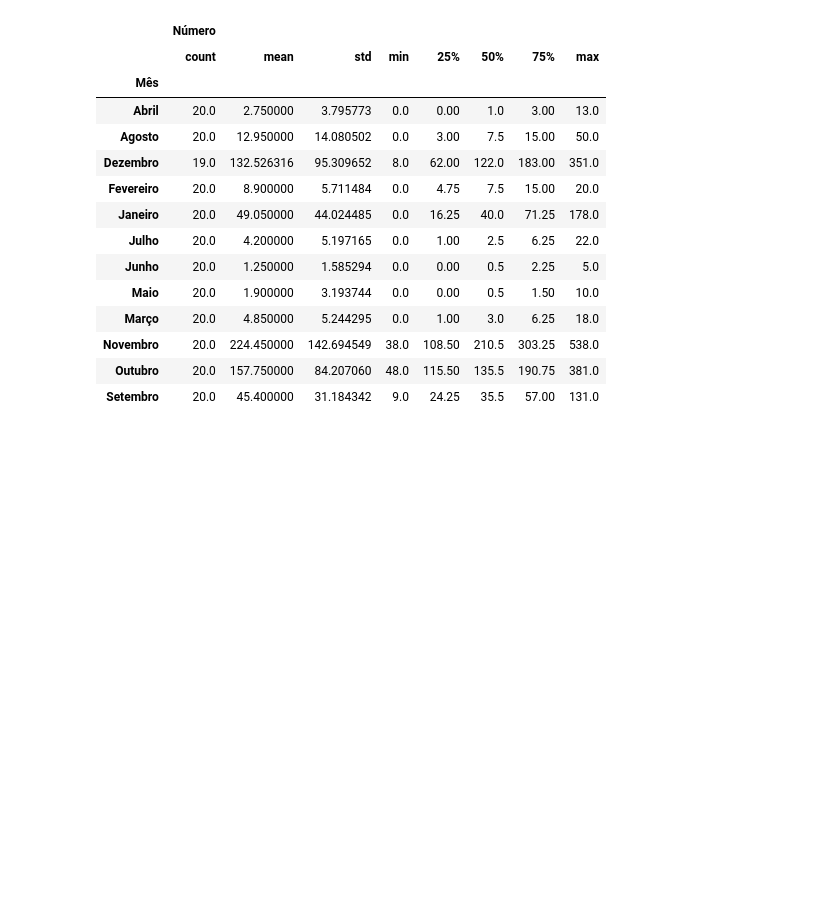
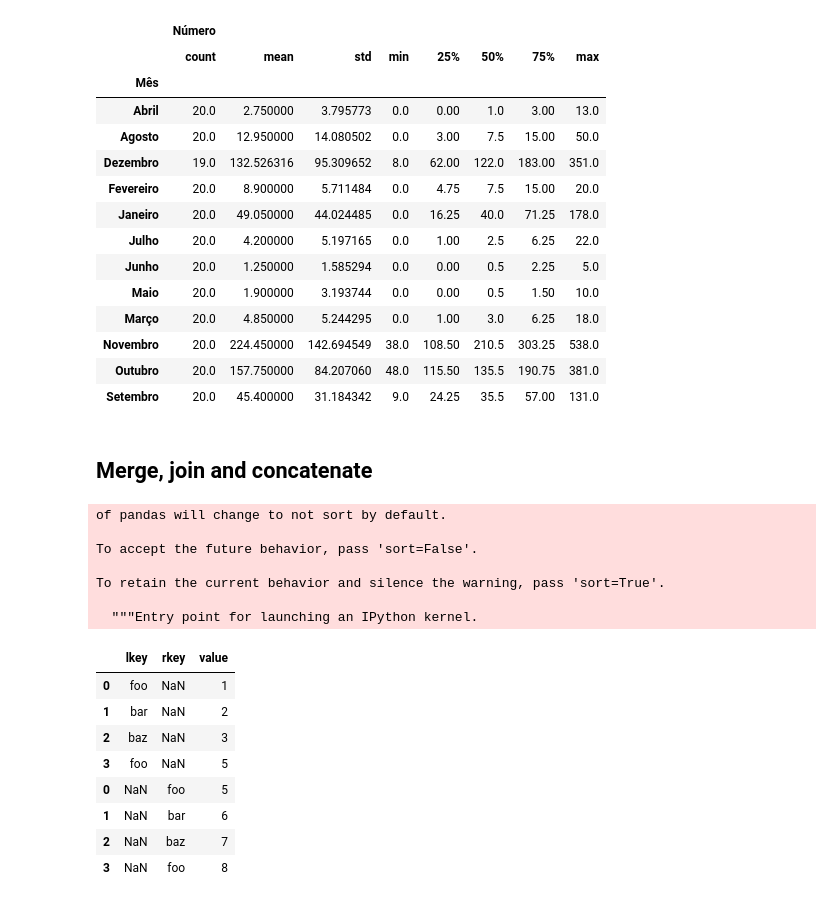
Before and after one commit to douglasvitoreti/scientific-python-lectures, a Jupyter notebook: Lecture-6-Pandas.ipynb, the cells around one changed output. Cells and saved outputs as stored; diff of their text form; code cells hidden in the pictures; blank space fills up the shorter version.

```diff
--- a/Lecture-6-Pandas.ipynb
+++ b/Lecture-6-Pandas.ipynb
@@ -522,3 +522,8 @@ amazon_fires.loc[idx, cols].groupby('Mês').describe()
 | Novembro | 20.0 | 224.450000 | 142.694549 | 38.0 | 108.50 | 210.5 | 303.25 | 538.0 |
 | Outubro | 20.0 | 157.750000 | 84.207060 | 48.0 | 115.50 | 135.5 | 190.75 | 381.0 |
 | Setembro | 20.0 | 45.400000 | 31.184342 | 9.0 | 24.25 | 35.5 | 57.00 | 131.0 |
+# %% [markdown]
+## Merge, join and concatenate
+# %%
+df1 = pd.DataFrame({'lkey': ['foo', 'bar', 'baz', 'foo'], 'value': [1, 2, 3, 5]})
+df2 = pd.DataFrame({'rkey': ['foo', 'bar', 'baz', 'foo'], 'value': [5, 6, 7, 8]})
@@ -524,0 +532,19 @@ amazon_fires.loc[idx, cols].groupby('Mês').describe()
+# %%
+pd.concat((df1, df2))
+# %% [output]
+of pandas will change to not sort by default.
+
+To accept the future behavior, pass 'sort=False'.
+
+To retain the current behavior and silence the warning, pass 'sort=True'.
+
+  """Entry point for launching an IPython kernel.
+|  | lkey | rkey | value |
+| 0 | foo | NaN | 1 |
+| 1 | bar | NaN | 2 |
+| 2 | baz | NaN | 3 |
+| 3 | foo | NaN | 5 |
+| 0 | NaN | foo | 5 |
+| 1 | NaN | bar | 6 |
+| 2 | NaN | baz | 7 |
+| 3 | NaN | foo | 8 |
```
Also changed, not shown: parts of 15 cells of this notebook.
